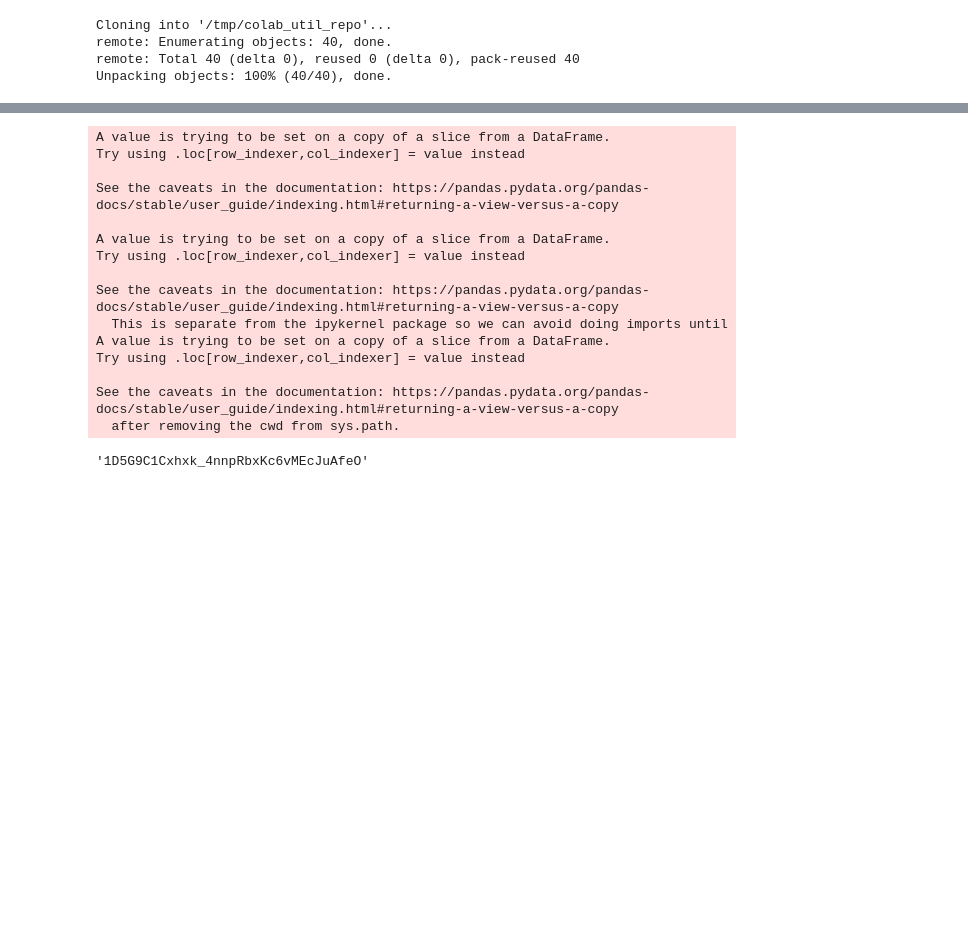
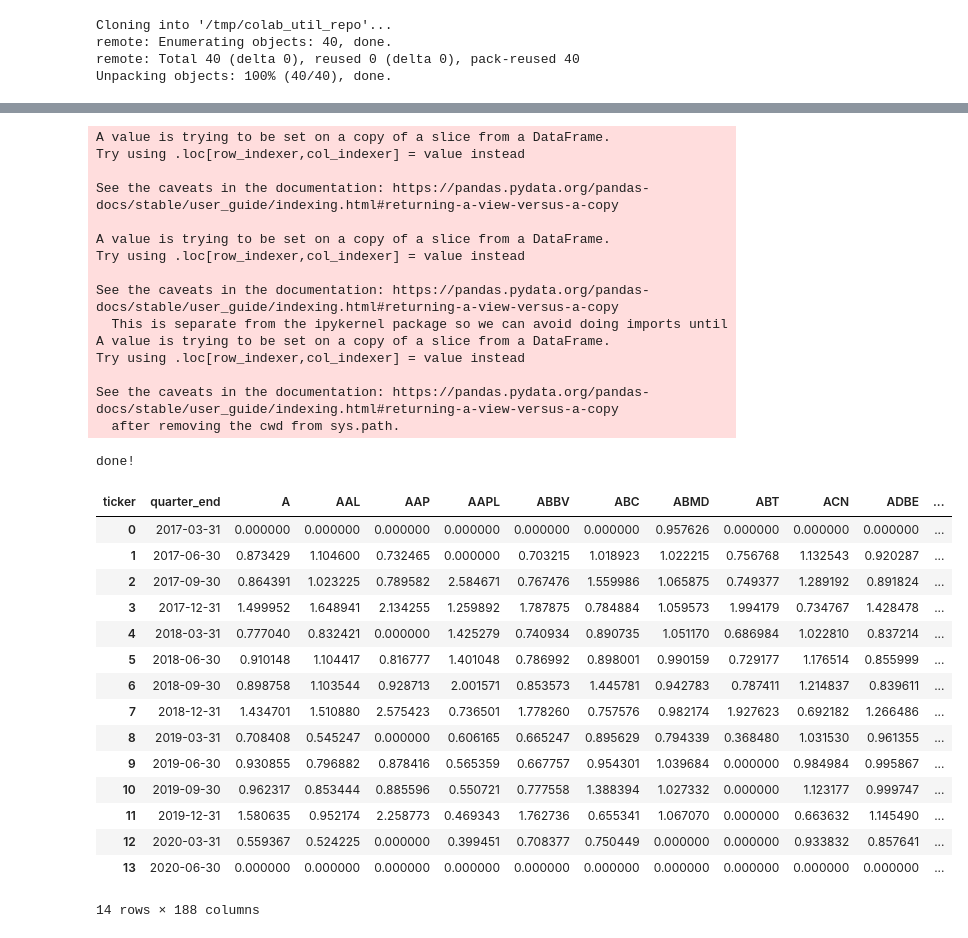
Before and after one commit to reckoning-machines/sec_text_nlp, a Jupyter notebook: sec_nlp_beta.ipynb, the cells around one changed output, grey strips where cells are left out. Cells and saved outputs as stored; diff of their text form; code cells hidden in the pictures; blank space fills up the shorter version.

```diff
--- a/sec_nlp_beta.ipynb
+++ b/sec_nlp_beta.ipynb
@@ -22,13 +24,23 @@ drive_handler.download('test_ticker_list.csv', target_path='test_ticker_list.csv
 # %%
 import pandas as pd
-df_tickers = pd.read_csv('test_ticker_list.csv')
+import os.path
+from os import path
+
+str_id = ''
+df_tickers = pd.read_csv('implementation_ticker_list.csv')
 
 for i, row in df_tickers.iterrows():
+  str_id = ''
   str_ticker = row['Symbol']
-
   print('working for:'+str_ticker+"...")
 
-  str_to_file = 'sec_data_folder/'+str_ticker+'.csv'
-  str_from_file = '/sec_data_folder/'+str_ticker+'.csv'
-  drive_handler.download(str_to_file, target_path=str_from_file)
+  try:
+    str_id = drive_handler.path_to_id('/sec_data_folder/'+str_ticker+'.csv')
+  except:
+    print('/sec_data_folder/'+str_ticker+'.csv not found...')
+
+  if len(str_id) > 0:
+    str_to_file = 'sec_data_folder/'+str_ticker+'.csv'
+    str_from_file = '/sec_data_folder/'+str_ticker+'.csv'
+    drive_handler.download(str_to_file, target_path=str_from_file)
 # %% [output]
@@ -203,14 +231,15 @@ drive_handler.upload('df_data.csv', parent_path='sec_data_folder',overwrite=Fals
 # %%
 df = df_data[['period_date','ticker','compound_baseline']]
 df['quarter_end'] = pd.to_datetime(df['period_date'])
-df['quarter_end'] = df['quarter_end'].dt.to_period('quarter_end').dt.end_time
+df['quarter_end'] = df['quarter_end'].dt.to_period('q').dt.end_time
 df['quarter_end'] = df['quarter_end'].dt.date
 import numpy as np
-df_data_pivot = pd.pivot_table(df, values='compound_baseline', index=['q'],
+df_data_pivot = pd.pivot_table(df, values='compound_baseline', index=['quarter_end'],
                     columns=['ticker'], aggfunc=np.sum, fill_value=0).reset_index()
 
 df_data_pivot.to_csv("df_data_pivot.csv")
 drive_handler.upload('df_data_pivot.csv', parent_path='sec_data_folder',overwrite=False)
+print('done!')
 # %% [output]
 A value is trying to be set on a copy of a slice from a DataFrame.
 Try using .loc[row_indexer,col_indexer] = value instead
@@ -227,6 +256,25 @@ Try using .loc[row_indexer,col_indexer] = value instead
 
 See the caveats in the documentation: https://pandas.pydata.org/pandas-docs/stable/user_guide/indexing.html#returning-a-view-versus-a-copy
   after removing the cwd from sys.path.
-'1D5G9C1Cxhxk_4nnpRbxKc6vMEcJuAfeO'
+done!
+# %%
+df_data_pivot
+# %% [output]
+| ticker | quarter_end | A | AAL | AAP | AAPL | ABBV | ABC | ABMD | ABT | ACN | ADBE | ... |
+| 0 | 2017-03-31 | 0.000000 | 0.000000 | 0.000000 | 0.000000 | 0.000000 | 0.000000 | 0.957626 | 0.000000 | 0.000000 | 0.000000 | ... |
+| 1 | 2017-06-30 | 0.873429 | 1.104600 | 0.732465 | 0.000000 | 0.703215 | 1.018923 | 1.022215 | 0.756768 | 1.132543 | 0.920287 | ... |
+| 2 | 2017-09-30 | 0.864391 | 1.023225 | 0.789582 | 2.584671 | 0.767476 | 1.559986 | 1.065875 | 0.749377 | 1.289192 | 0.891824 | ... |
+| 3 | 2017-12-31 | 1.499952 | 1.648941 | 2.134255 | 1.259892 | 1.787875 | 0.784884 | 1.059573 | 1.994179 | 0.734767 | 1.428478 | ... |
+| 4 | 2018-03-31 | 0.777040 | 0.832421 | 0.000000 | 1.425279 | 0.740934 | 0.890735 | 1.051170 | 0.686984 | 1.022810 | 0.837214 | ... |
+| 5 | 2018-06-30 | 0.910148 | 1.104417 | 0.816777 | 1.401048 | 0.786992 | 0.898001 | 0.990159 | 0.729177 | 1.176514 | 0.855999 | ... |
+| 6 | 2018-09-30 | 0.898758 | 1.103544 | 0.928713 | 2.001571 | 0.853573 | 1.445781 | 0.942783 | 0.787411 | 1.214837 | 0.839611 | ... |
+| 7 | 2018-12-31 | 1.434701 | 1.510880 | 2.575423 | 0.736501 | 1.778260 | 0.757576 | 0.982174 | 1.927623 | 0.692182 | 1.266486 | ... |
+| 8 | 2019-03-31 | 0.708408 | 0.545247 | 0.000000 | 0.606165 | 0.665247 | 0.895629 | 0.794339 | 0.368480 | 1.031530 | 0.961355 | ... |
+| 9 | 2019-06-30 | 0.930855 | 0.796882 | 0.878416 | 0.565359 | 0.667757 | 0.954301 | 1.039684 | 0.000000 | 0.984984 | 0.995867 | ... |
+| 10 | 2019-09-30 | 0.962317 | 0.853444 | 0.885596 | 0.550721 | 0.777558 | 1.388394 | 1.027332 | 0.000000 | 1.123177 | 0.999747 | ... |
+| 11 | 2019-12-31 | 1.580635 | 0.952174 | 2.258773 | 0.469343 | 1.762736 | 0.655341 | 1.067070 | 0.000000 | 0.663632 | 1.145490 | ... |
+| 12 | 2020-03-31 | 0.559367 | 0.524225 | 0.000000 | 0.399451 | 0.708377 | 0.750449 | 0.000000 | 0.000000 | 0.933832 | 0.857641 | ... |
+| 13 | 2020-06-30 | 0.000000 | 0.000000 | 0.000000 | 0.000000 | 0.000000 | 0.000000 | 0.000000 | 0.000000 | 0.000000 | 0.000000 | ... |
+14 rows × 188 columns
 # %%
 df_data.head(6)
```
Also changed, not shown: parts of 8 cells of this notebook.
